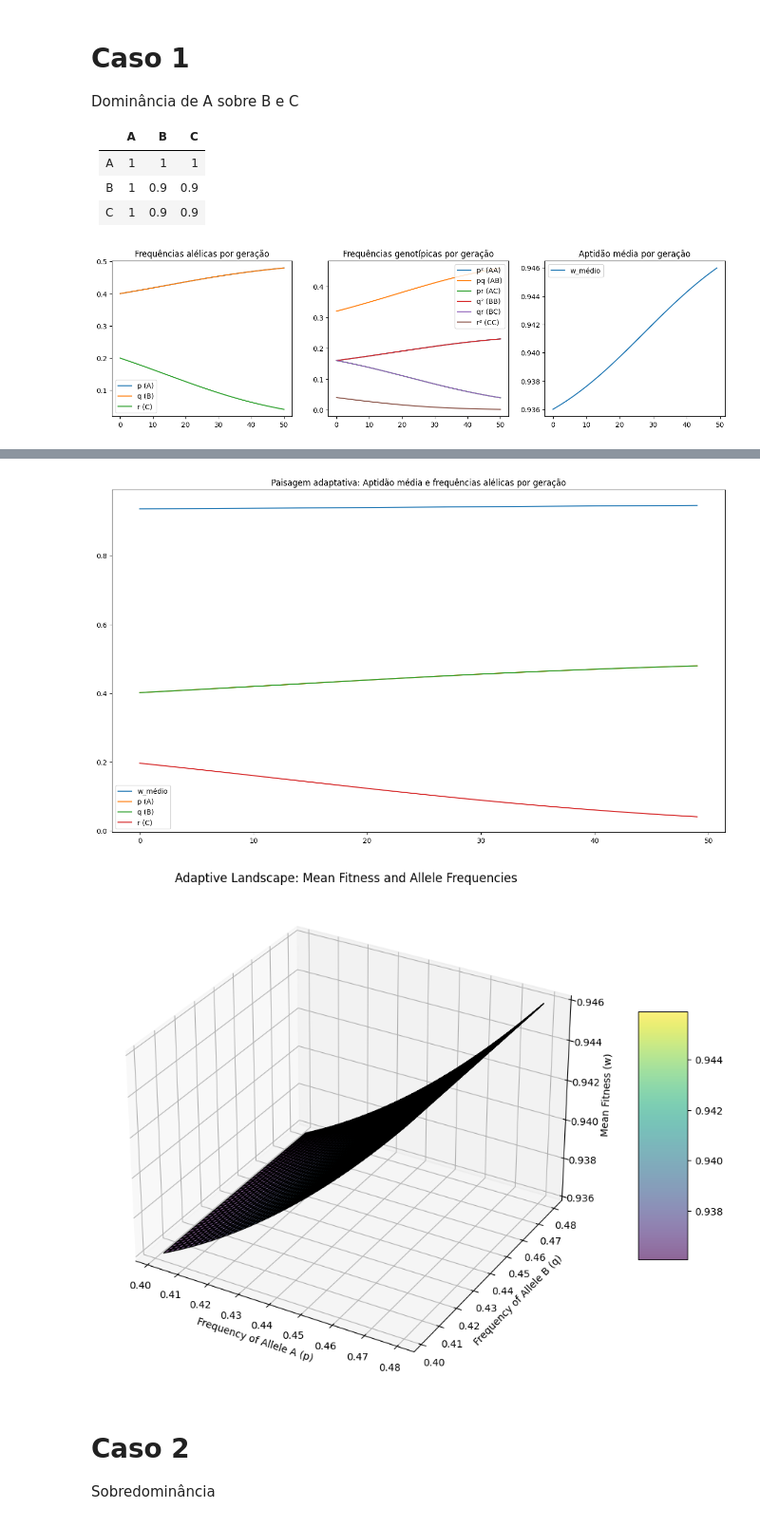
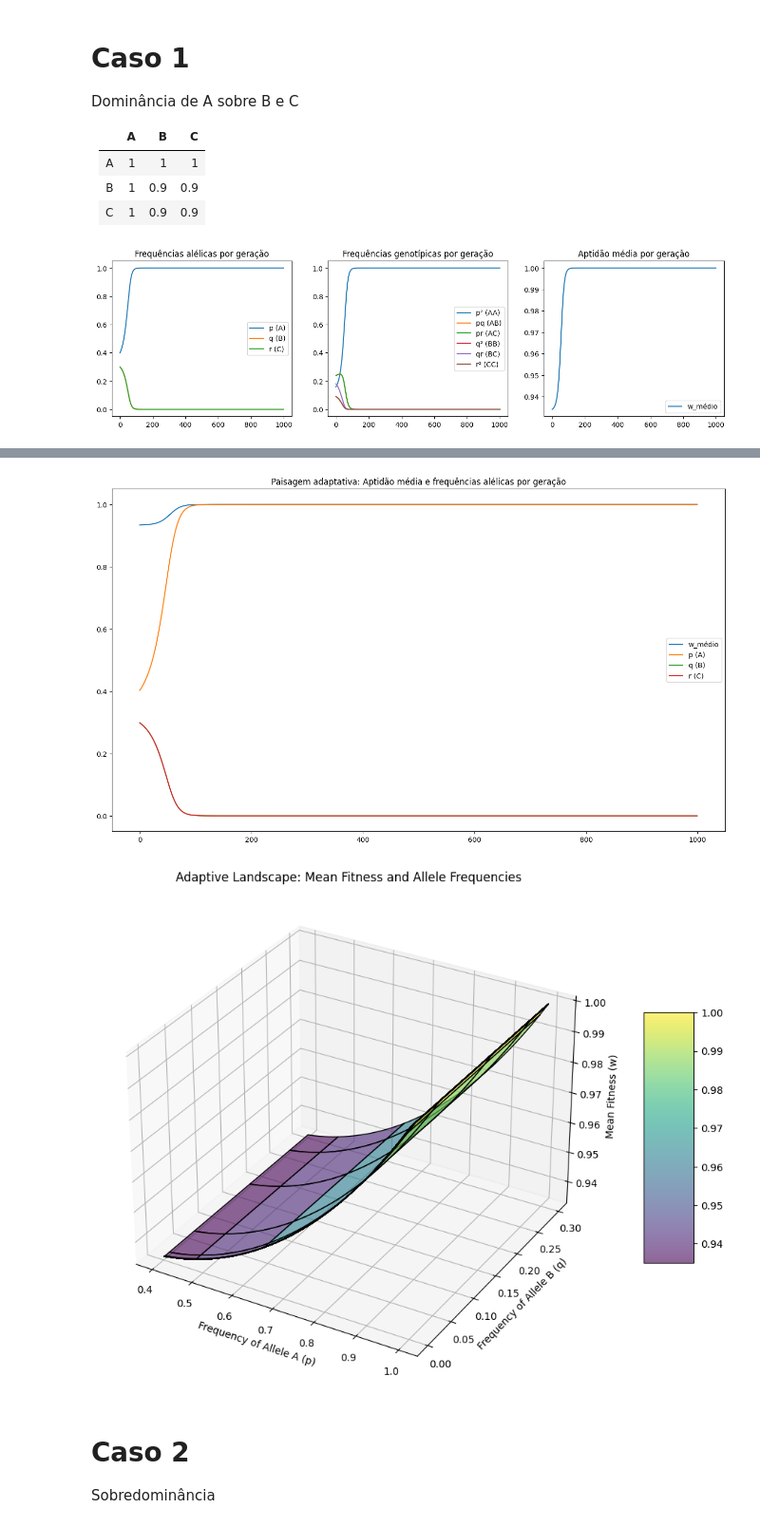
Before and after one commit to mauro-moura/GA044-Evolucao, a Jupyter notebook: implementation_4/implementation_4_2.ipynb, the cells around one changed output, grey strips where cells are left out. Shown at 95% size. Drawn from its saved outputs; the diff is of its cells as text; code cells hidden in the pictures.

```diff
--- a/implementation_4/implementation_4_2.ipynb
+++ b/implementation_4/implementation_4_2.ipynb
@@ -170,16 +169,18 @@ Dominância de A sobre B e C
 | C   | 1   | 0.9 | 0.9 |
 # %%
 p0 = 0.4
-q0 = 0.4
+q0 = 0.3
 r0 = 1 - p0 - q0
+
 wAA = 1.0
 wAB = 0.9
 wAC = 0.9
 wBB = 1.0
 wBC = 0.9
 wCC = 1.0
-n_gen = 50
+
+n_gen = 1000
 
 run(p0, q0, r0, wAA, wAB, wAC, wBB, wBC, wCC, n_gen)
 # %% [output]
-[figure, old version]
+[figure, new version]
@@ -187,5 +188,5 @@ run(p0, q0, r0, wAA, wAB, wAC, wBB, wBC, wCC, n_gen)
-[figure, old version]
+[figure, new version]
-[figure, old version]
+[figure, new version]
 # %% [markdown]
 # Caso 2
 
```
Also changed, not shown: parts of 8 cells of this notebook, 8 other files.
